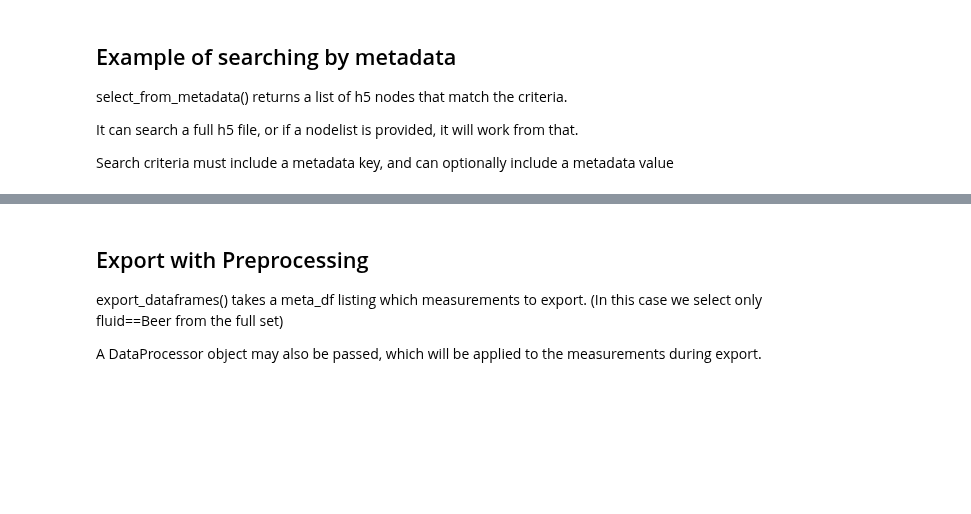
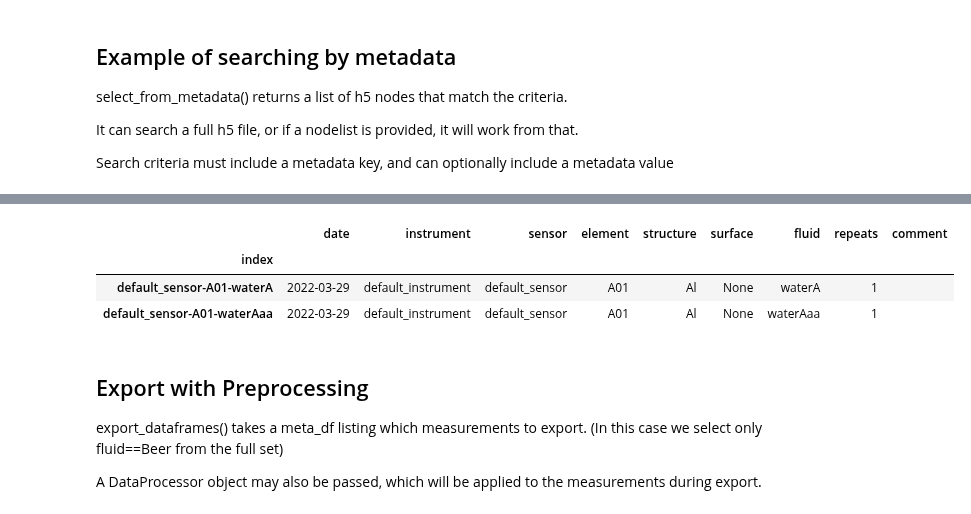
Before and after one commit to calcut/dwt-optical, a Jupyter notebook: csv_import_export.ipynb, the cells around one changed output, grey strips where cells are left out. Saved outputs shown, nothing was run; the diff lists cells and outputs as text; code cells hidden in the pictures; blank space fills up the shorter version.

```diff
--- a/csv_import_export.ipynb
+++ b/csv_import_export.ipynb
@@ -205,3 +171,49 @@ INFO:root:filtering by metadata "element" == "01"
+# %%
+import lib.csv_helpers as csv
+import os
+import pandas as pd
+
+setup = csv.get_default_setup()
+os.chdir('/Users/calum/spectrometer/')
+
+# meta_df = csv.read_metadata(setup)
+
+# meta_df = csv.select_from_metadata('sensor', 'HAN24', meta_df)
+# meta_df = csv.select_from_metadata('element', '01', meta_df)
+
+dtypes = {
+    'name'              : 'default_metadata_columns',
+    # Column            : #Datatype
+    'index'             : 'string',
+    'date'              : 'datetime64[ns]',
+    'instrument'        : 'string',
+    'sensor'            : 'string',
+    'element'           : 'string',
+    'structure'         : 'string',
+    'surface'           : 'string',
+    'fluid'             : 'string',
+    'repeats'           : 'Int64',
+    'comment'           : 'string',
+}
+dtypes.pop('date')
+dtypes.pop('name')
+
+metapath = os.path.join(setup['datadir'], setup['metafile'])
+
+meta_df = pd.read_csv(metapath,
+                        sep='\t',
+                        index_col='index',
+                        parse_dates=['date'],
+                        dtype=dtypes,
+                        keep_default_na = False
+                        )
+
+meta_df
+# %% [output]
+|  | date | instrument | sensor | element | structure | surface | fluid | repeats | comment |
+| index |  |  |  |  |  |  |  |  |  |
+| default_sensor-A01-waterA | 2022-03-29 | default_instrument | default_sensor | A01 | Al | None | waterA | 1 |  |
+| default_sensor-A01-waterAaa | 2022-03-29 | default_instrument | default_sensor | A01 | Al | None | waterAaa | 1 |  |
 # %% [markdown]
 ## Export with Preprocessing
 
```
Also changed, not shown: parts of 7 cells of this notebook, 10 other files.
